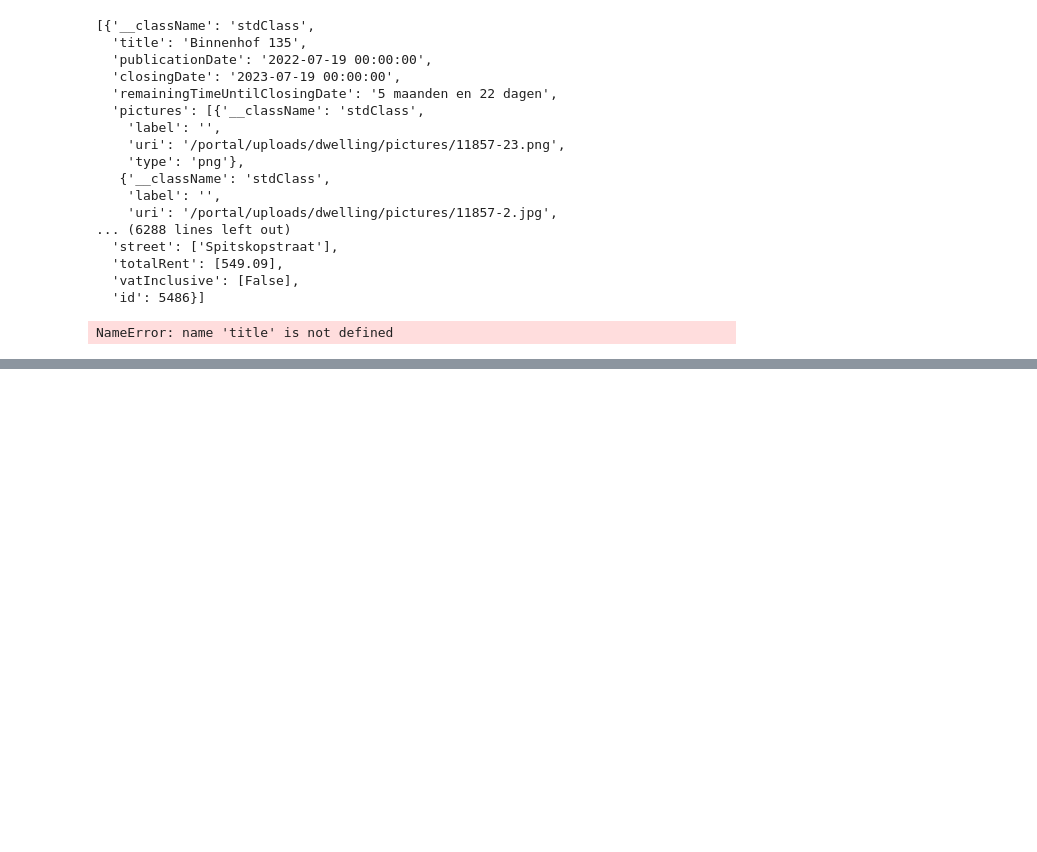
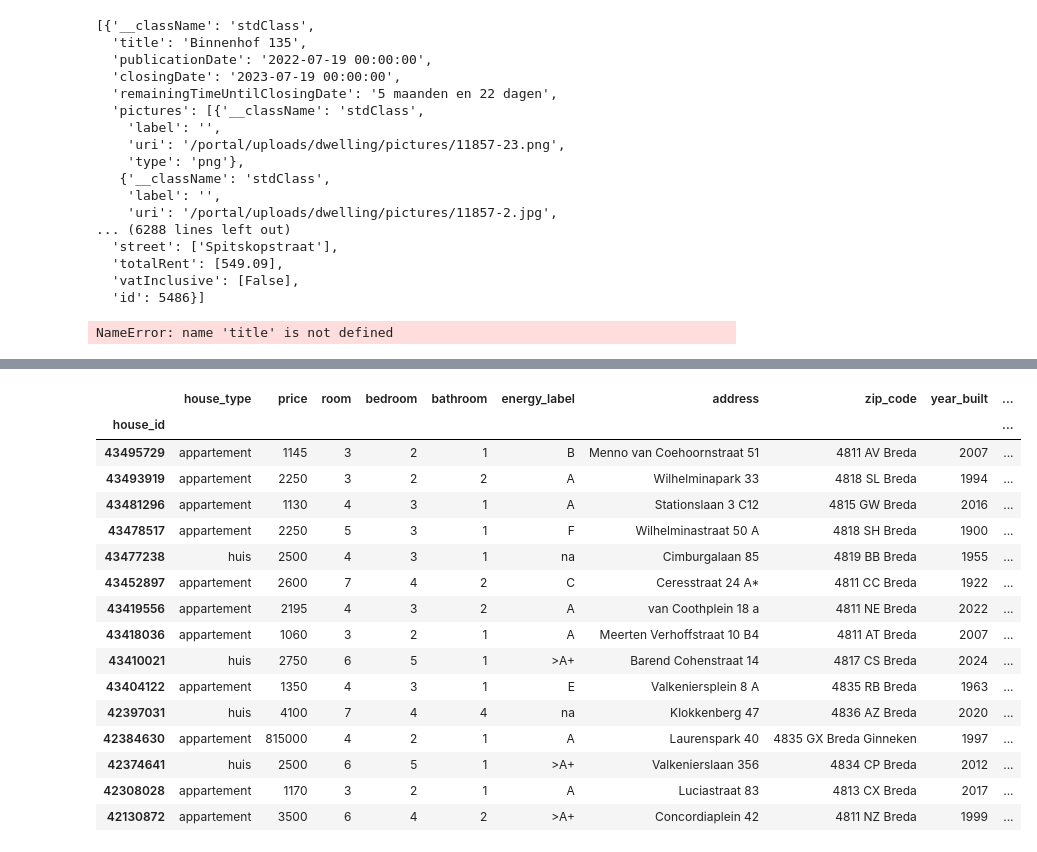
Before and after one commit to etiennegalea/housing-scraper, a Jupyter notebook: poll_ymere.ipynb, the cells around one changed output, grey strips where cells are left out. Drawn from its saved outputs; the diff is of its cells as text; code cells hidden in the pictures; blank space fills up the shorter version.

```diff
--- a/poll_ymere.ipynb
+++ b/poll_ymere.ipynb
@@ -477,0 +544,69 @@ NameError: name 'title' is not defined
+# %%
+def extract_log_datetime(log_id:str) -> str:
+    """
+    Extract log datetime as string from log_id
+    """
+
+    log = new_listings.log_id[0]
+    log_datetime = datetime.datetime.strptime(log, '%Y%m-%d%H-%M%S')
+    return log_datetime.strftime('%d-%m-%Y %H:%M:%S')
+
+
+def clean_listings(df:pd.DataFrame):
+    """
+    Manually clean listings to extract desired fields.
+
+    Args:
+        df: (Pandas.DataFrame)  the scraped house listings
+    """
+
+    clean_df = pd.DataFrame()
+
+    # info
+    clean_df["house_id"] = df["url"].apply(lambda x: int(x.split("/")[-2].split("-")[1]))
+    clean_df["house_type"] = df["url"].apply(lambda x: x.split("/")[-2].split("-")[0])
+
+    # price
+    clean_df["price"] = df["price"].apply(preprocess.clean_price)
+    clean_df = clean_df[clean_df["price"] != 0]
+
+    # house layout
+    clean_df["room"] = df["num_of_rooms"].apply(preprocess.find_n_room)
+    clean_df["bedroom"] = df["num_of_rooms"].apply(preprocess.find_n_bedroom)
+    clean_df["bathroom"] = df["num_of_bathrooms"].apply(preprocess.find_n_bathroom)
+    clean_df["energy_label"] = df["energy_label"].apply(preprocess.clean_energy_label)
+
+    # translations
+    # clean_parking = df[df["parking"] != "na"]
+    # clean_df["parking"] = clean_parking.apply(translator.translate)
+
+    clean_df["address"] = df["address"]
+    clean_df["zip_code"] = df["zip_code"]
+    clean_df["year_built"] = df["year"]
+    clean_df["url"] = df["url"]
+
+    # time
+    clean_df["log_id"] = df["log_id"].apply(extract_log_datetime)
+    clean_df = clean_df.set_index('house_id').sort_index(ascending=False)
+
+    return clean_df
+
+clean_listings(new_listings)
+# %% [output]
+|  | house_type | price | room | bedroom | bathroom | energy_label | address | zip_code | year_built | ... |
+| house_id |  |  |  |  |  |  |  |  |  | ... |
+| 43495729 | appartement | 1145 | 3 | 2 | 1 | B | Menno van Coehoornstraat 51 | 4811 AV Breda | 2007 | ... |
+| 43493919 | appartement | 2250 | 3 | 2 | 2 | A | Wilhelminapark 33 | 4818 SL Breda | 1994 | ... |
+| 43481296 | appartement | 1130 | 4 | 3 | 1 | A | Stationslaan 3 C12 | 4815 GW Breda | 2016 | ... |
+| 43478517 | appartement | 2250 | 5 | 3 | 1 | F | Wilhelminastraat 50 A | 4818 SH Breda | 1900 | ... |
+| 43477238 | huis | 2500 | 4 | 3 | 1 | na | Cimburgalaan 85 | 4819 BB Breda | 1955 | ... |
+| 43452897 | appartement | 2600 | 7 | 4 | 2 | C | Ceresstraat 24 A* | 4811 CC Breda | 1922 | ... |
+| 43419556 | appartement | 2195 | 4 | 3 | 2 | A | van Coothplein 18 a | 4811 NE Breda | 2022 | ... |
+| 43418036 | appartement | 1060 | 3 | 2 | 1 | A | Meerten Verhoffstraat 10 B4 | 4811 AT Breda | 2007 | ... |
+| 43410021 | huis | 2750 | 6 | 5 | 1 | >A+ | Barend Cohenstraat 14 | 4817 CS Breda | 2024 | ... |
+| 43404122 | appartement | 1350 | 4 | 3 | 1 | E | Valkeniersplein 8 A | 4835 RB Breda | 1963 | ... |
+| 42397031 | huis | 4100 | 7 | 4 | 4 | na | Klokkenberg 47 | 4836 AZ Breda | 2020 | ... |
+| 42384630 | appartement | 815000 | 4 | 2 | 1 | A | Laurenspark 40 | 4835 GX Breda Ginneken | 1997 | ... |
+| 42374641 | huis | 2500 | 6 | 5 | 1 | >A+ | Valkenierslaan 356 | 4834 CP Breda | 2012 | ... |
+| 42308028 | appartement | 1170 | 3 | 2 | 1 | A | Luciastraat 83 | 4813 CX Breda | 2017 | ... |
+| 42130872 | appartement | 3500 | 6 | 4 | 2 | >A+ | Concordiaplein 42 | 4811 NZ Breda | 1999 | ... |
```
Also changed, not shown: parts of 8 cells of this notebook, 4 other files.
